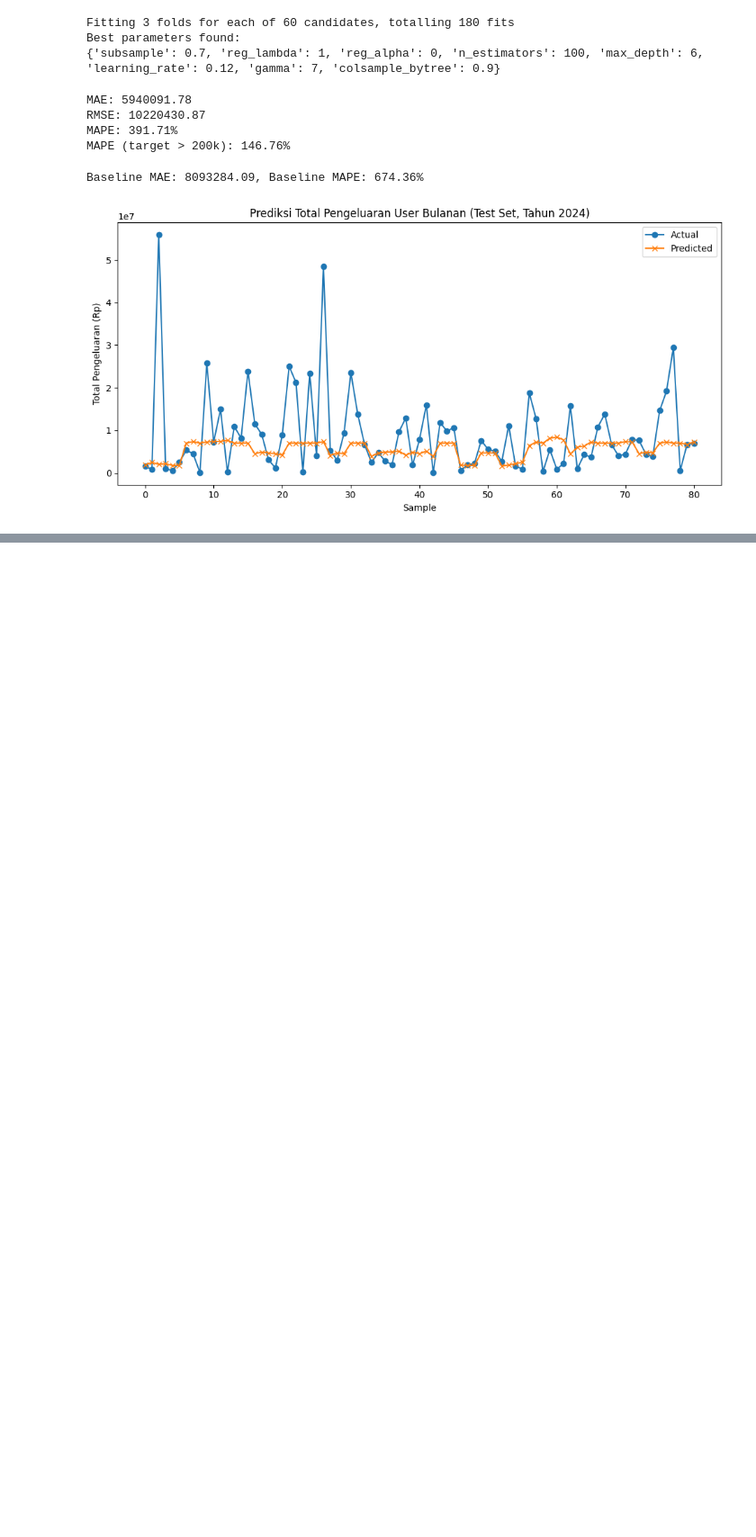
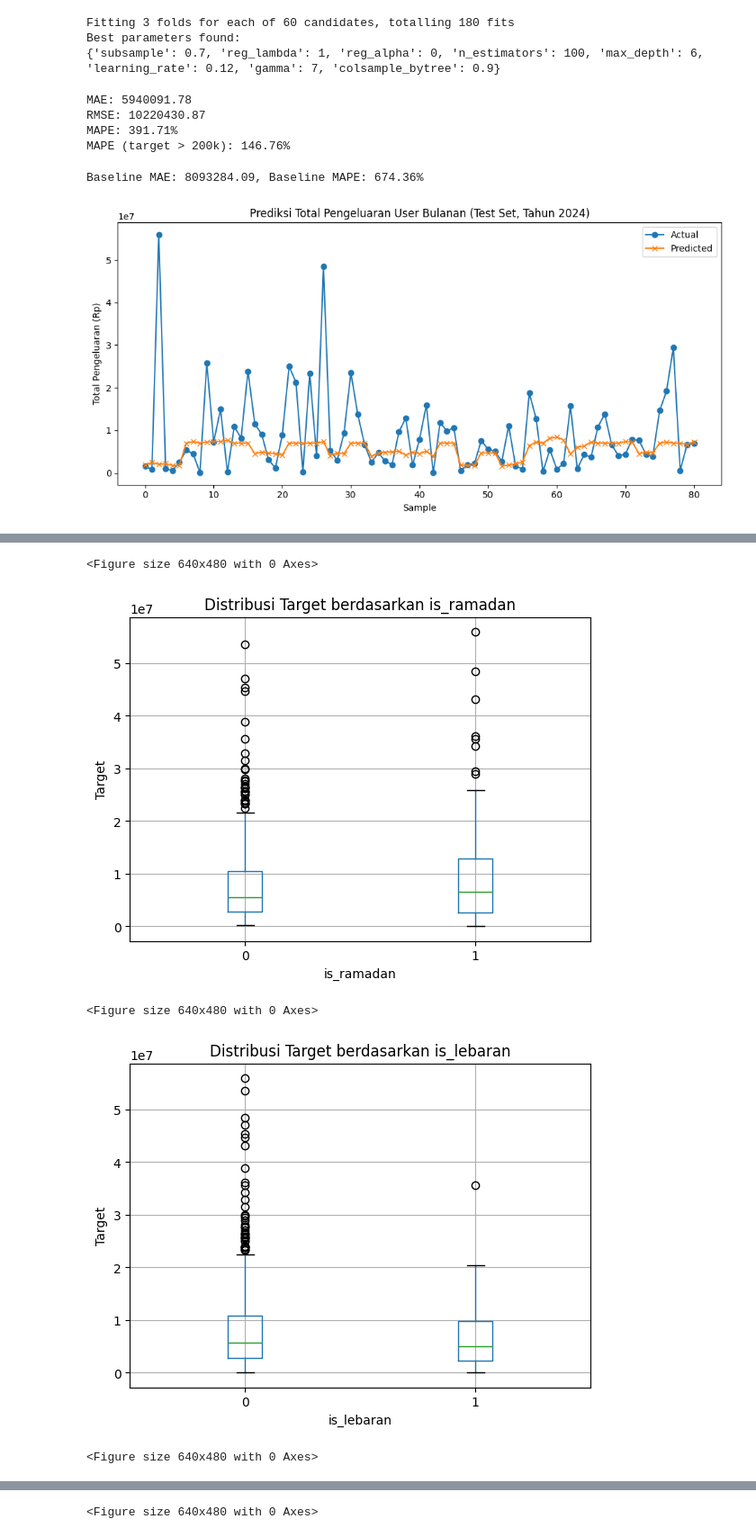
Before and after one commit to adenurchalisa/Capstone-Model, a Jupyter notebook: model_prediksi_1.ipynb, the cells around one changed output, grey strips where cells are left out. Shown at 90% size. Drawn from its saved outputs; the diff is of its cells as text; code cells hidden in the pictures; blank space fills up the shorter version.

```diff
--- a/model_prediksi_1.ipynb
+++ b/model_prediksi_1.ipynb
@@ -199,0 +234,17 @@ plt.show()
+# %%
+import matplotlib.pyplot as plt
+
+for event in ['is_ramadan', 'is_lebaran', 'is_libur_sekolah', 'is_akhir_tahun']:
+    plt.figure()
+    agg.boxplot(column='target', by=event)
+    plt.title(f"Distribusi Target berdasarkan {event}")
+    plt.suptitle('')
+    plt.xlabel(event)
+    plt.ylabel('Target')
+    plt.show()
+# %% [output]
+<Figure size 640x480 with 0 Axes>
+[figure, added]
+<Figure size 640x480 with 0 Axes>
+[figure, added]
+<Figure size 640x480 with 0 Axes>
@@ -199,0 +252 @@ plt.show()
+<Figure size 640x480 with 0 Axes>
```
Also changed, not shown: parts of 4 cells of this notebook.
